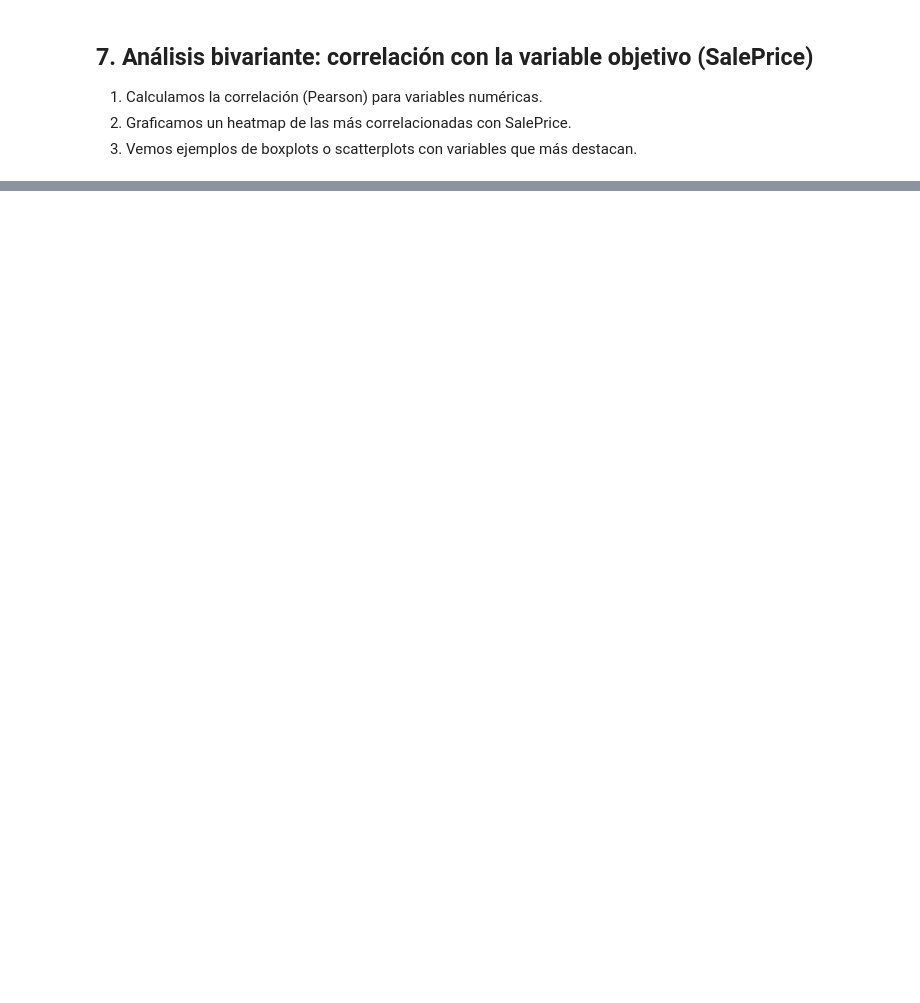
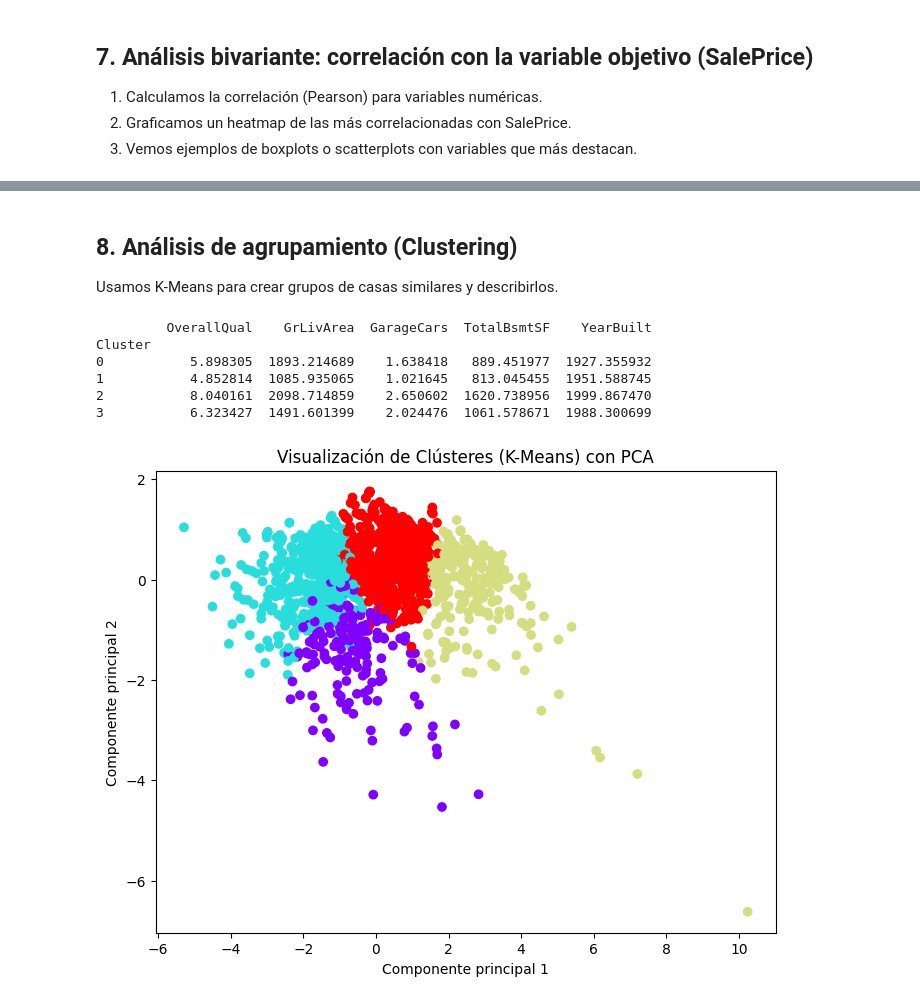
Before and after one commit to HanseLopez99/Modelos-Regresion-Lineal-Data-Mining, a Jupyter notebook: proyecto2.ipynb, the cells around one changed output, grey strips where cells are left out. Saved outputs shown, nothing was run; the diff lists cells and outputs as text; code cells hidden in the pictures; blank space fills up the shorter version.

Commit message:
feat: Agregar clustering

```diff
--- a/proyecto2.ipynb
+++ b/proyecto2.ipynb
@@ -193,0 +281,43 @@ NameError: name 'train' is not defined
+# %% [markdown]
+## 8. Análisis de agrupamiento (Clustering)
+
+Usamos K-Means para crear grupos de casas similares y describirlos.
+# %%
+from sklearn.preprocessing import StandardScaler
+from sklearn.cluster import KMeans
+from sklearn.decomposition import PCA
+
+# Selecciona algunas variables numéricas representativas
+cluster_features = ['OverallQual', 'GrLivArea', 'GarageCars', 'TotalBsmtSF', 'YearBuilt']
+df_cluster = train[cluster_features].dropna()
+
+# Escalado
+scaler = StandardScaler()
+X_scaled = scaler.fit_transform(df_cluster)
+
+# K-Means (k=4 como ejemplo)
+kmeans = KMeans(n_clusters=4, random_state=42)
+kmeans.fit(X_scaled)
+labels = kmeans.labels_
+
+df_cluster['Cluster'] = labels
+cluster_summary = df_cluster.groupby('Cluster')[cluster_features].mean()
+print(cluster_summary)
+
+# PCA para visualización en 2D
+pca = PCA(n_components=2)
+pca_components = pca.fit_transform(X_scaled)
+plt.figure(figsize=(8, 6))
+plt.scatter(pca_components[:, 0], pca_components[:, 1], c=labels, cmap='rainbow')
+plt.xlabel('Componente principal 1')
+plt.ylabel('Componente principal 2')
+plt.title('Visualización de Clústeres (K-Means) con PCA')
+plt.show()
+# %% [output]
+         OverallQual    GrLivArea  GarageCars  TotalBsmtSF    YearBuilt
+Cluster
+0           5.898305  1893.214689    1.638418   889.451977  1927.355932
+1           4.852814  1085.935065    1.021645   813.045455  1951.588745
+2           8.040161  2098.714859    2.650602  1620.738956  1999.867470
+3           6.323427  1491.601399    2.024476  1061.578671  1988.300699
+[figure, added]
```
Also changed, not shown: parts of 4 cells of this notebook.
